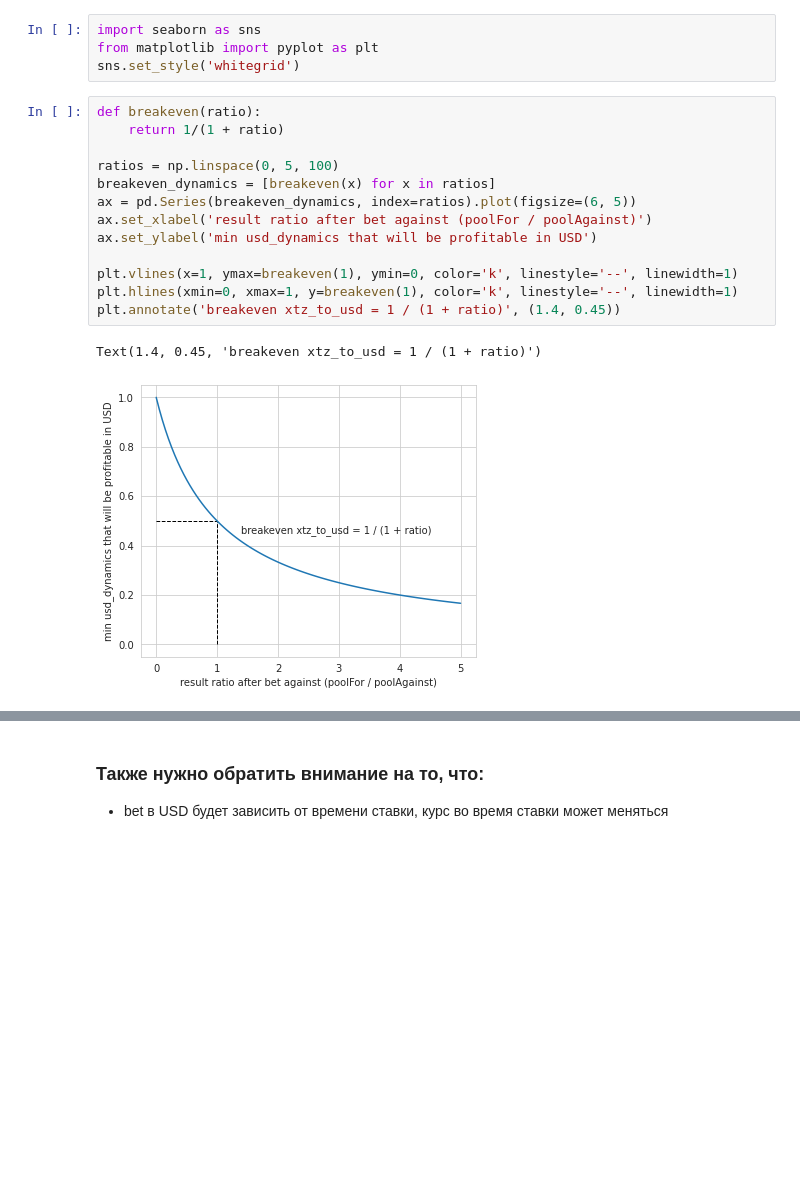
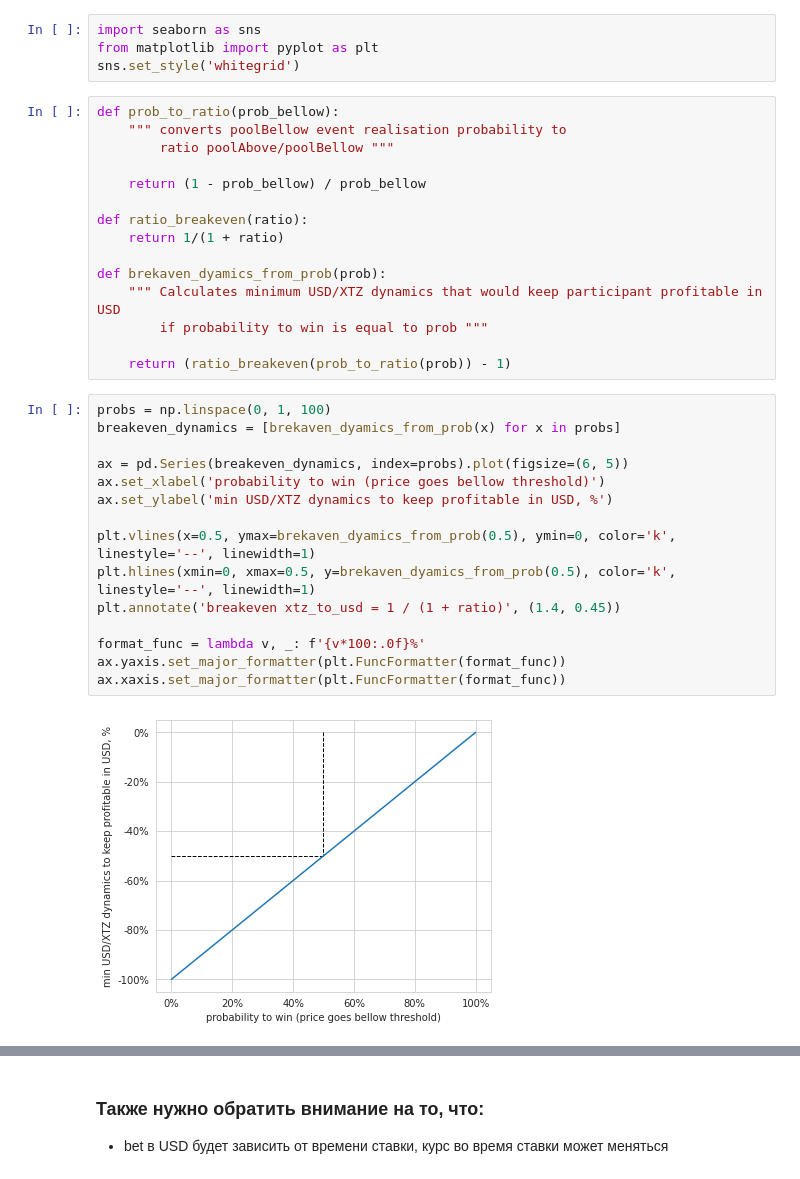
Before and after one commit to juster-finance/juster-core, a Jupyter notebook: projects/2021-05-27-tez-usd-loos-model/tez-usd-loss-model.ipynb, the cells around one changed output, grey strips where cells are left out. Saved outputs shown, nothing was run; the diff lists cells and outputs as text; blank space fills up the shorter version.

```diff
--- a/projects/2021-05-27-tez-usd-loos-model/tez-usd-loss-model.ipynb
+++ b/projects/2021-05-27-tez-usd-loos-model/tez-usd-loss-model.ipynb
@@ -64,20 +65,36 @@ usd_returns#.style.background_gradient(cmap='viridis', axis=None)
 import seaborn as sns
 from matplotlib import pyplot as plt
 sns.set_style('whitegrid')
+# %%
+def prob_to_ratio(prob_bellow):
+    """ converts poolBellow event realisation probability to
+        ratio poolAbove/poolBellow """
+
+    return (1 - prob_bellow) / prob_bellow
+
+def ratio_breakeven(ratio):
+    return 1/(1 + ratio)
+
+def brekaven_dyamics_from_prob(prob):
+    """ Calculates minimum USD/XTZ dynamics that would keep participant profitable in USD
+        if probability to win is equal to prob """
+
+    return (ratio_breakeven(prob_to_ratio(prob)) - 1)
 # %%
-def breakeven(ratio):
-    return 1/(1 + ratio)
+probs = np.linspace(0, 1, 100)
+breakeven_dynamics = [brekaven_dyamics_from_prob(x) for x in probs]
 
-ratios = np.linspace(0, 5, 100)
-breakeven_dynamics = [breakeven(x) for x in ratios]
-ax = pd.Series(breakeven_dynamics, index=ratios).plot(figsize=(6, 5))
-ax.set_xlabel('result ratio after bet against (poolFor / poolAgainst)')
-ax.set_ylabel('min usd_dynamics that will be profitable in USD')
+ax = pd.Series(breakeven_dynamics, index=probs).plot(figsize=(6, 5))
+ax.set_xlabel('probability to win (price goes bellow threshold)')
+ax.set_ylabel('min USD/XTZ dynamics to keep profitable in USD, %')
 
-plt.vlines(x=1, ymax=breakeven(1), ymin=0, color='k', linestyle='--', linewidth=1)
-plt.hlines(xmin=0, xmax=1, y=breakeven(1), color='k', linestyle='--', linewidth=1)
+plt.vlines(x=0.5, ymax=brekaven_dyamics_from_prob(0.5), ymin=0, color='k', linestyle='--', linewidth=1)
+plt.hlines(xmin=0, xmax=0.5, y=brekaven_dyamics_from_prob(0.5), color='k', linestyle='--', linewidth=1)
 plt.annotate('breakeven xtz_to_usd = 1 / (1 + ratio)', (1.4, 0.45))
+
+format_func = lambda v, _: f'{v*100:.0f}%'
+ax.yaxis.set_major_formatter(plt.FuncFormatter(format_func))
+ax.xaxis.set_major_formatter(plt.FuncFormatter(format_func))
 # %% [output]
-Text(1.4, 0.45, 'breakeven xtz_to_usd = 1 / (1 + ratio)')
-[figure, old version]
+[figure, new version]
 # %% [markdown]
```
Also changed, not shown: parts of 2 cells of this notebook.
